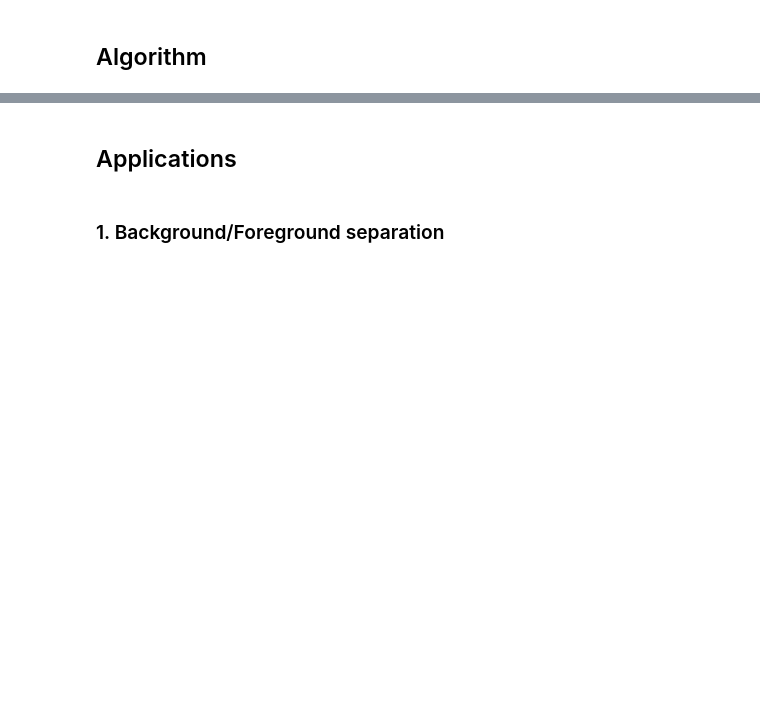
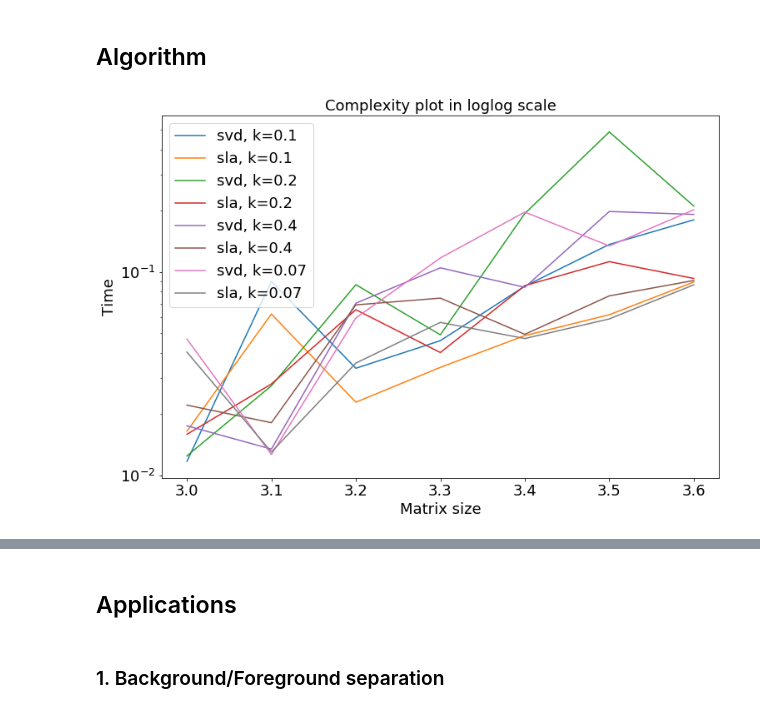
Before and after one commit to viktor-prutyanov/low-rank-2018, a Jupyter notebook: SLA_fast.ipynb, the cells around one changed output, grey strips where cells are left out. Drawn from its saved outputs; the diff is of its cells as text; code cells hidden in the pictures; blank space fills up the shorter version.

```diff
--- a/SLA_fast.ipynb
+++ b/SLA_fast.ipynb
@@ -16,6 +16,14 @@ def gen_columns(M):
     '''
     for i in range(M.shape[1]):
         yield M[:, i]
+# %%
+def sample_entry(M, delta):
+
+    for i in range(M.shape[1]):
+        sample = np.random.choice(2, M.shape[0], p=[1 - delta, delta])
+        M[:, i] = M[:, i] * sample
+
+    return M
 # %%
 def SPCA(C, k):
     omega = np.random.randn(C.shape[1], k)
@@ -39,20 +47,15 @@ def SLA(M_cols, m, n, k, delta, l):
 
     #l_samples = list(np.random.choice(n, l, replace=True))
     l_samples = np.arange(l)
-    A_b1 = np.zeros((m, l))
-    A_b2 = np.zeros((m, l))
 
+    M_l = np.empty((m, l)) # M_l is matrix of first l columns
     for j in l_samples:
-        M_l = next(M_cols)
+        M_l[:, j] = next(M_cols)
 
-        sample = np.random.choice(2, m, p=[1 - delta, delta])
-        A_b1[:, j] = M_l * sample
-
-        sample = np.random.choice(2, m, p=[1 - delta, delta])
-        A_b2[:, j] = M_l * sample
+    A_b1 = sample_entry(M_l, delta)
+    A_b2 = sample_entry(M_l, delta)
 
     del M_l
-    del sample
 
     Q = SPCA(A_b1, k)
 
@@ -88,0 +94,10 @@ def SLA(M_cols, m, n, k, delta, l):
+# %%
+def compress(image, k):
+    if len(image.shape) == 2:
+        image = np.reshape(image, newshape=(image.shape[0],image.shape[1],1))
+    reconst_matrix = np.empty(shape=image.shape)
+    for channel in range(image.shape[2]):
+        u,s,v = lin.svds(image[:,:,channel],k)
+        reconst_matrix[:,:,channel] = u@np.diag(s)@v
+    reconst_matrix = np.clip(reconst_matrix, 0, 255).astype(np.uint8)
+    return reconst_matrix
@@ -88,0 +200,7 @@ def SLA(M_cols, m, n, k, delta, l):
+# %%
+powers_d, k_array_d, svd_time_d, sla_time_d = genenerate_time_matrices(k_array=10,l=20,\
+                                                                       delta=[.1,.2,.4,.07],n_repeats=10)
+# %%
+compare_plot(powers_d, k_array_d, svd_time_d, sla_time_d)
+# %% [output]
+[figure, added]
```
Also changed, not shown: parts of 9 cells of this notebook, 1 other file.
